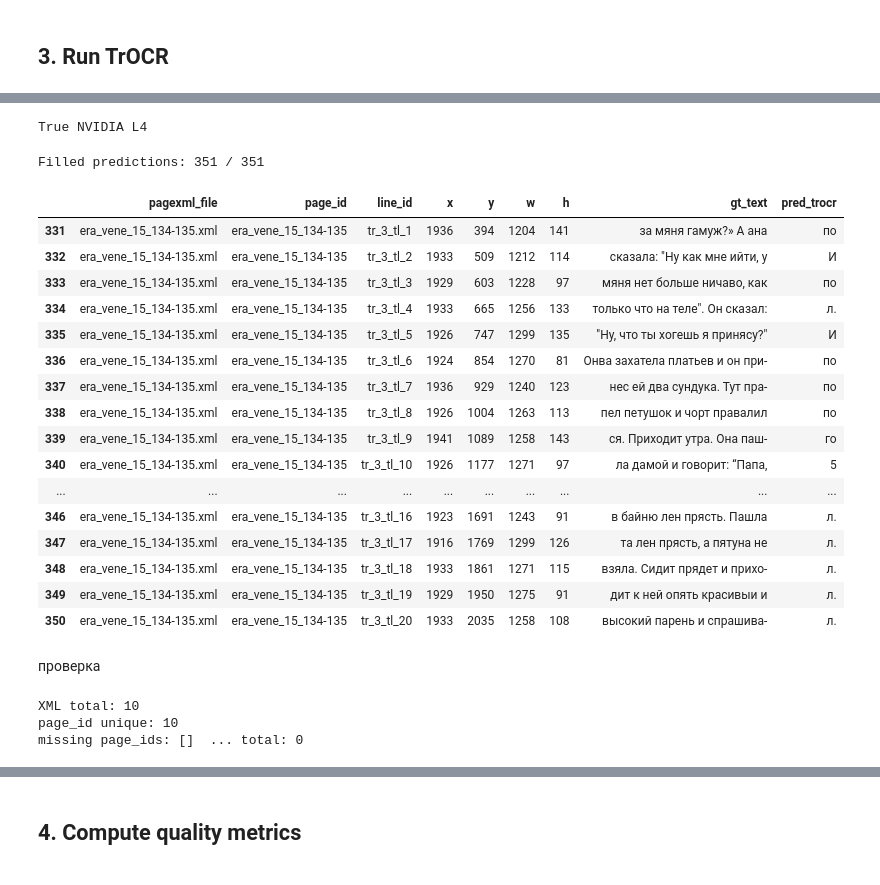
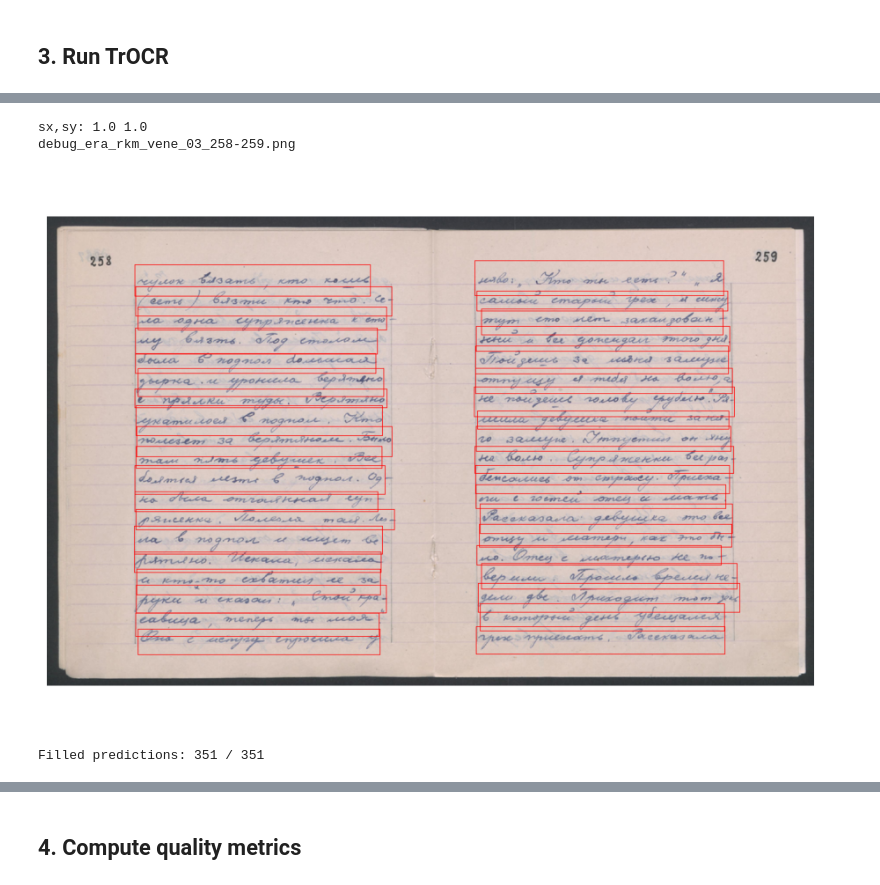
Before and after one commit to eugeniavd/magic_tagger, a Jupyter notebook: notebooks/03_transformer_eval.ipynb, the cells around one changed output, grey strips where cells are left out. Saved outputs shown, nothing was run; the diff lists cells and outputs as text; code cells hidden in the pictures.

Commit message:
text extraction with transformer model (eval)

```diff
--- a/notebooks/03_transformer_eval.ipynb
+++ b/notebooks/03_transformer_eval.ipynb
@@ -466,4 +385,0 @@ Config of the encoder: <class 'transformers.models.vit.modeling_vit.ViTModel'> i
-# %%
-print(torch.cuda.is_available(), torch.cuda.get_device_name(0) if torch.cuda.is_available() else None)
-# %% [output]
-True NVIDIA L4
@@ -470 +515,32 @@ True NVIDIA L4
+# %%
+def debug_draw_bboxes(page_img, page_df, n=30, out_path="debug_boxes.png"):
+    im = page_img.copy()
+    d = ImageDraw.Draw(im)
+    for _, r in page_df.head(n).iterrows():
+        x, y, w, h = int(r["x"]), int(r["y"]), int(r["w"]), int(r["h"])
+        d.rectangle([x, y, x+w, y+h], outline="red", width=3)
+    im.save(out_path)
+    return out_path
+
+pid = "era_rkm_vene_03_258-259"
+group = df_gt_lines[df_gt_lines["page_id"] == pid]
+
+pagexml_path = pageid_to_pagexml[pid]
+page_img, sx, sy, _ = load_page_image_for_pagexml(pagexml_path, TRANSKRIBUS_IMG_ROOTS)
+
+print("sx,sy:", sx, sy)
+print(debug_draw_bboxes(page_img, group, n=40, out_path=f"debug_{pid}.png"))
+# %% [output]
+sx,sy: 1.0 1.0
+debug_era_rkm_vene_03_258-259.png
+# %%
+import matplotlib.pyplot as plt
+
+img = Image.open("debug_era_rkm_vene_03_258-259.png")
+plt.figure(figsize=(12, 8))
+plt.imshow(img)
+plt.axis("off")
+plt.show()
+# %% [output]
+[figure, added]
 # %%
@@ -523,25 +578,3 @@ filled = (df_gt_lines["pred_trocr"].str.len() > 0).sum()
 print("Filled predictions:", filled, "/", len(df_gt_lines))
 # %% [output]
 Filled predictions: 351 / 351
-# %%
-df_gt_lines.tail(20)
-# %% [output]
-|  | pagexml_file | page_id | line_id | x | y | w | h | gt_text | pred_trocr |
-| 331 | era_vene_15_134-135.xml | era_vene_15_134-135 | tr_3_tl_1 | 1936 | 394 | 1204 | 141 | за мяня гамуж?» А ана | по |
-| 332 | era_vene_15_134-135.xml | era_vene_15_134-135 | tr_3_tl_2 | 1933 | 509 | 1212 | 114 | сказала: "Ну как мне ийти, у | И |
-| 333 | era_vene_15_134-135.xml | era_vene_15_134-135 | tr_3_tl_3 | 1929 | 603 | 1228 | 97 | мяня нет больше ничаво, как | по |
-| 334 | era_vene_15_134-135.xml | era_vene_15_134-135 | tr_3_tl_4 | 1933 | 665 | 1256 | 133 | только что на теле". Он сказал: | л. |
-| 335 | era_vene_15_134-135.xml | era_vene_15_134-135 | tr_3_tl_5 | 1926 | 747 | 1299 | 135 | "Ну, что ты хогешь я принясу?" | И |
-| 336 | era_vene_15_134-135.xml | era_vene_15_134-135 | tr_3_tl_6 | 1924 | 854 | 1270 | 81 | Онва захатела платьев и он при- | по |
-| 337 | era_vene_15_134-135.xml | era_vene_15_134-135 | tr_3_tl_7 | 1936 | 929 | 1240 | 123 | нес ей два сундука. Тут пра- | по |
-| 338 | era_vene_15_134-135.xml | era_vene_15_134-135 | tr_3_tl_8 | 1926 | 1004 | 1263 | 113 | пел петушок и чорт правалил | по |
-| 339 | era_vene_15_134-135.xml | era_vene_15_134-135 | tr_3_tl_9 | 1941 | 1089 | 1258 | 143 | ся. Приходит утра. Она паш- | го |
-| 340 | era_vene_15_134-135.xml | era_vene_15_134-135 | tr_3_tl_10 | 1926 | 1177 | 1271 | 97 | ла дамой и говорит: “Папа, | 5 |
-| ... | ... | ... | ... | ... | ... | ... | ... | ... | ... |
-| 346 | era_vene_15_134-135.xml | era_vene_15_134-135 | tr_3_tl_16 | 1923 | 1691 | 1243 | 91 | в байню лен прясть. Пашла | л. |
-| 347 | era_vene_15_134-135.xml | era_vene_15_134-135 | tr_3_tl_17 | 1916 | 1769 | 1299 | 126 | та лен прясть, а пятуна не | л. |
-| 348 | era_vene_15_134-135.xml | era_vene_15_134-135 | tr_3_tl_18 | 1933 | 1861 | 1271 | 115 | взяла. Сидит прядет и прихо- | л. |
-| 349 | era_vene_15_134-135.xml | era_vene_15_134-135 | tr_3_tl_19 | 1929 | 1950 | 1275 | 91 | дит к ней опять красивыи и | л. |
-| 350 | era_vene_15_134-135.xml | era_vene_15_134-135 | tr_3_tl_20 | 1933 | 2035 | 1258 | 108 | высокий парень и спрашива- | л. |
-# %% [markdown]
-проверка
@@ -567,22 +580,0 @@ def scale_bbox(x, y, w, h, src_w, src_h, dst_w, dst_h):
-# %%
-from pathlib import Path
-
-def build_pageid_to_xml(pagexml_root: Path) -> dict[str, Path]:
-    xml_paths = list(pagexml_root.rglob("*.xml"))
-    pageid_to_xml = {}
-    for p in xml_paths:
-        key = p.stem
-        pageid_to_xml[key] = p
-    return pageid_to_xml
-
-pageid_to_xml = build_pageid_to_xml(pagexml_root)
-
-
-missing = [pid for pid in df_gt_lines["page_id"].unique() if pid not in pageid_to_xml]
-print("XML total:", len(pageid_to_xml))
-print("page_id unique:", df_gt_lines["page_id"].nunique())
-print("missing page_ids:", missing[:20], " ... total:", len(missing))
-# %% [output]
-XML total: 10
-page_id unique: 10
-missing page_ids: []  ... total: 0
```
Also changed, not shown: parts of 37 cells of this notebook.
